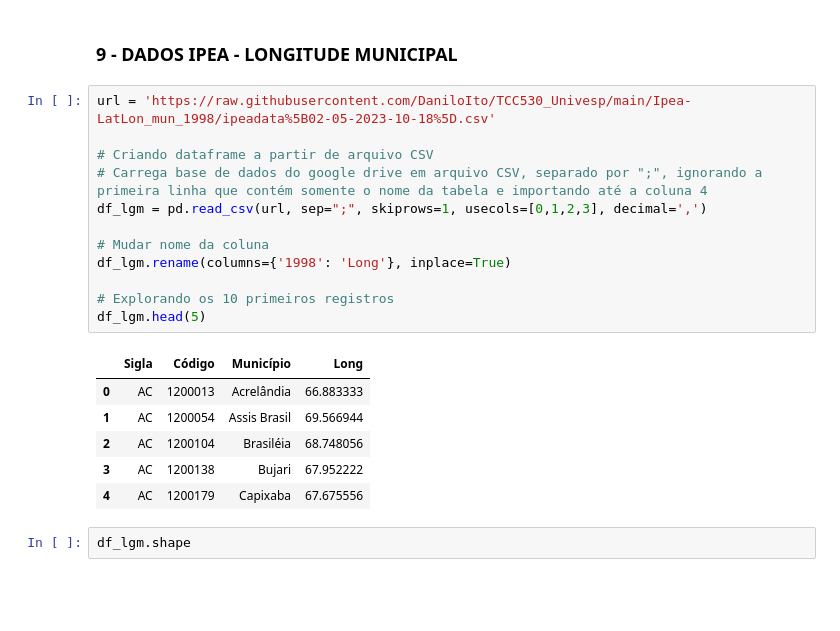
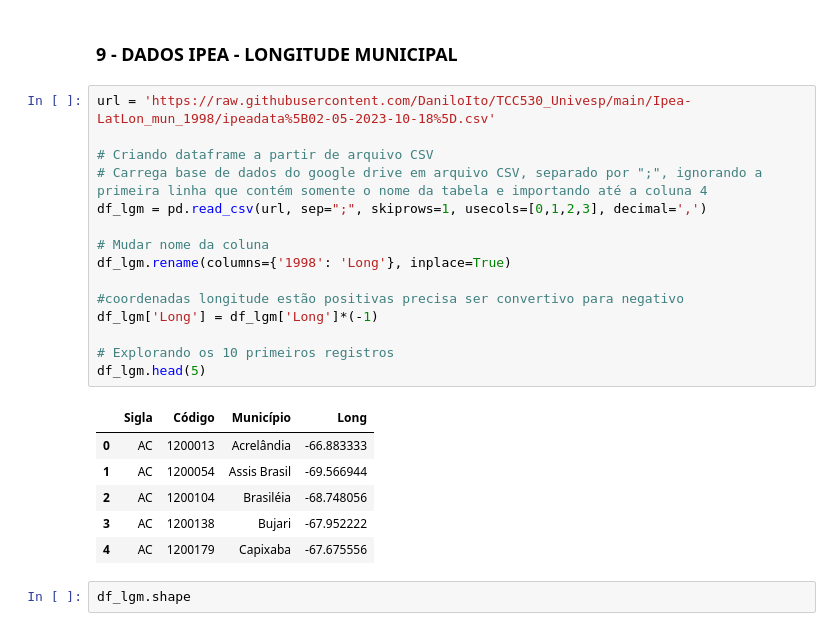
Before and after one commit to DaniloIto/TCC530_Univesp, a Jupyter notebook: TCC530_SALA001_GRUPO005_Github.ipynb, the cells around one changed output. Drawn from its saved outputs; the diff is of its cells as text; blank space fills up the shorter version.

```diff
--- a/TCC530_SALA001_GRUPO005_Github.ipynb
+++ b/TCC530_SALA001_GRUPO005_Github.ipynb
@@ -275,22 +281,25 @@ df_ltm.shape
 # %%
 url = 'https://raw.githubusercontent.com/DaniloIto/TCC530_Univesp/main/Ipea-LatLon_mun_1998/ipeadata%5B02-05-2023-10-18%5D.csv'
 
 # Criando dataframe a partir de arquivo CSV
 # Carrega base de dados do google drive em arquivo CSV, separado por ";", ignorando a primeira linha que contém somente o nome da tabela e importando até a coluna 4
 df_lgm = pd.read_csv(url, sep=";", skiprows=1, usecols=[0,1,2,3], decimal=',')
 
 # Mudar nome da coluna
 df_lgm.rename(columns={'1998': 'Long'}, inplace=True)
 
+#coordenadas longitude estão positivas precisa ser convertivo para negativo
+df_lgm['Long'] = df_lgm['Long']*(-1)
+
 # Explorando os 10 primeiros registros
 df_lgm.head(5)
 # %% [output]
 |  | Sigla | Código | Município | Long |
-| 0 | AC | 1200013 | Acrelândia | 66.883333 |
-| 1 | AC | 1200054 | Assis Brasil | 69.566944 |
-| 2 | AC | 1200104 | Brasiléia | 68.748056 |
-| 3 | AC | 1200138 | Bujari | 67.952222 |
-| 4 | AC | 1200179 | Capixaba | 67.675556 |
+| 0 | AC | 1200013 | Acrelândia | -66.883333 |
+| 1 | AC | 1200054 | Assis Brasil | -69.566944 |
+| 2 | AC | 1200104 | Brasiléia | -68.748056 |
+| 3 | AC | 1200138 | Bujari | -67.952222 |
+| 4 | AC | 1200179 | Capixaba | -67.675556 |
 # %%
 df_lgm.shape
 # %% [output]
```
Also changed, not shown: parts of 39 cells of this notebook.
